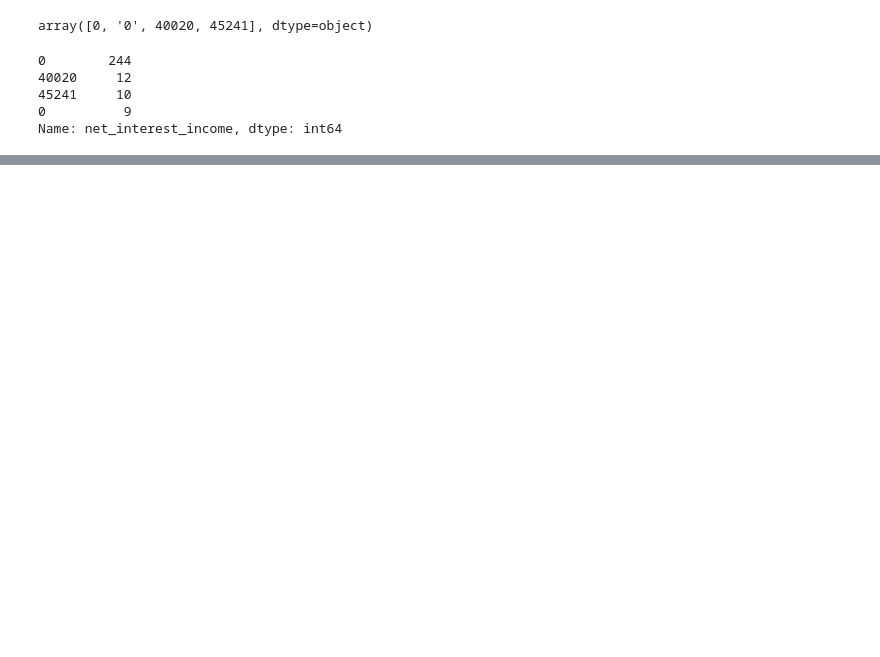
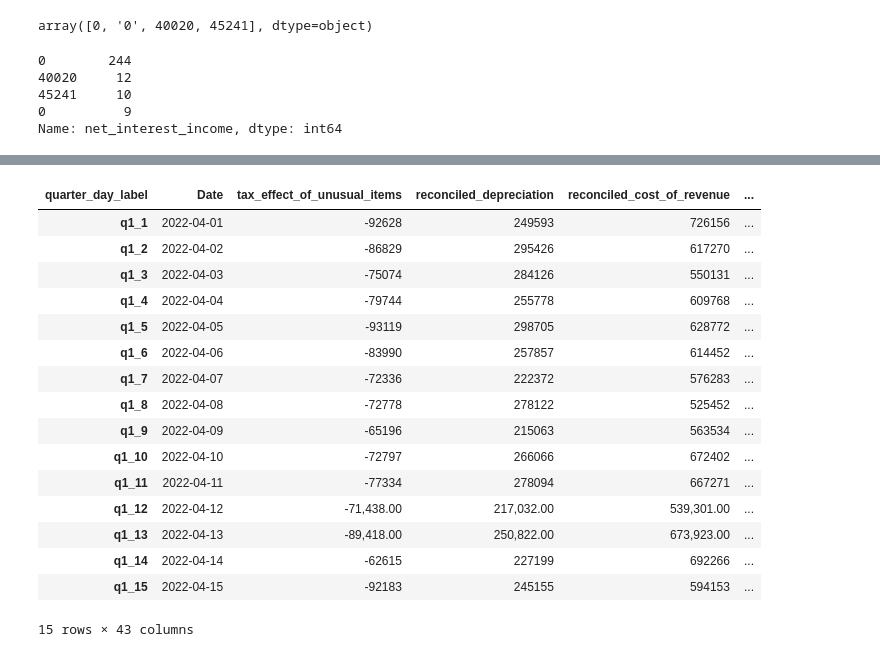
Before and after one commit to shahabas9/crypto_prediction, a Jupyter notebook: workspace/preprocessing.ipynb, the cells around one changed output, grey strips where cells are left out. Drawn from its saved outputs; the diff is of its cells as text; code cells hidden in the pictures; blank space fills up the shorter version.

Commit message:
corrected the date format

```diff
--- a/workspace/preprocessing.ipynb
+++ b/workspace/preprocessing.ipynb
@@ -86,6 +86,6 @@ date_column=pd.Series(date_range,name="Date")
 # %%
 df1=df
 # %%
-df1["Date"]=pd.date_range("01/04/2022", datetime.strptime("06/10/2022", "%d/%m/%Y") - timedelta(days=1), freq='d')
+df1["Date"]=pd.date_range("04/01/2022", datetime.strptime("01/01/2023", "%d/%m/%Y") - timedelta(days=1), freq='d')
 # %%
 df1.columns
@@ -125,0 +121,20 @@ Name: net_interest_income, dtype: int64
+# %%
+df1.head(15)
+# %% [output]
+| quarter_day_label | Date | tax_effect_of_unusual_items | reconciled_depreciation | reconciled_cost_of_revenue | ... |
+| q1_1 | 2022-04-01 | -92628 | 249593 | 726156 | ... |
+| q1_2 | 2022-04-02 | -86829 | 295426 | 617270 | ... |
+| q1_3 | 2022-04-03 | -75074 | 284126 | 550131 | ... |
+| q1_4 | 2022-04-04 | -79744 | 255778 | 609768 | ... |
+| q1_5 | 2022-04-05 | -93119 | 298705 | 628772 | ... |
+| q1_6 | 2022-04-06 | -83990 | 257857 | 614452 | ... |
+| q1_7 | 2022-04-07 | -72336 | 222372 | 576283 | ... |
+| q1_8 | 2022-04-08 | -72778 | 278122 | 525452 | ... |
+| q1_9 | 2022-04-09 | -65196 | 215063 | 563534 | ... |
+| q1_10 | 2022-04-10 | -72797 | 266066 | 672402 | ... |
+| q1_11 | 2022-04-11 | -77334 | 278094 | 667271 | ... |
+| q1_12 | 2022-04-12 | -71,438.00 | 217,032.00 | 539,301.00 | ... |
+| q1_13 | 2022-04-13 | -89,418.00 | 250,822.00 | 673,923.00 | ... |
+| q1_14 | 2022-04-14 | -62615 | 227199 | 692266 | ... |
+| q1_15 | 2022-04-15 | -92183 | 245155 | 594153 | ... |
+15 rows × 43 columns
```
Also changed, not shown: parts of 5 cells of this notebook.
